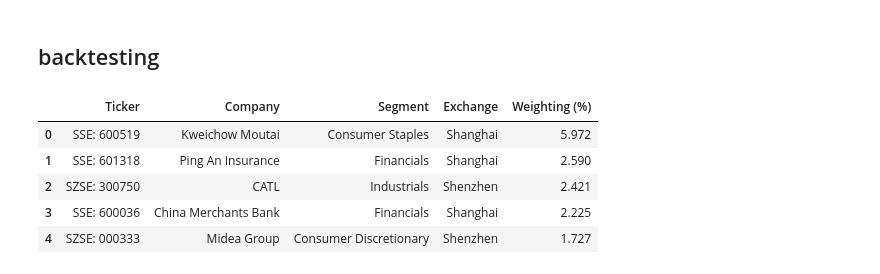
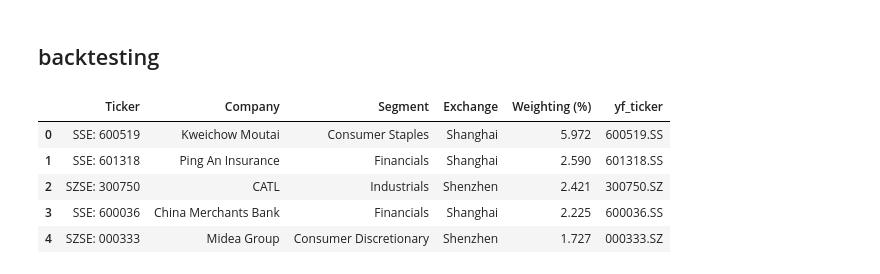
Before and after one commit to ChuhanShi/quantchaser, a Jupyter notebook: quantchaser.ipynb, the cells around one changed output. Saved outputs shown, nothing was run; the diff lists cells and outputs as text; code cells hidden in the pictures.

```diff
--- a/quantchaser.ipynb
+++ b/quantchaser.ipynb
@@ -83,14 +94,16 @@ import matplotlib.pyplot as plt
 import yfinance as yf
 # %%
 CSI300 = pd.read_csv('CSI300.csv')
+CSI300.dropna(inplace=True)
+CSI300.drop(columns=['Unnamed: 0'], inplace=True)
 CSI300.head()
 # %% [output]
-|  | Ticker | Company | Segment | Exchange | Weighting (%) |
-| 0 | SSE: 600519 | Kweichow Moutai | Consumer Staples | Shanghai | 5.972 |
-| 1 | SSE: 601318 | Ping An Insurance | Financials | Shanghai | 2.590 |
-| 2 | SZSE: 300750 | CATL | Industrials | Shenzhen | 2.421 |
-| 3 | SSE: 600036 | China Merchants Bank | Financials | Shanghai | 2.225 |
-| 4 | SZSE: 000333 | Midea Group | Consumer Discretionary | Shenzhen | 1.727 |
+|  | Ticker | Company | Segment | Exchange | Weighting (%) | yf_ticker |
+| 0 | SSE: 600519 | Kweichow Moutai | Consumer Staples | Shanghai | 5.972 | 600519.SS |
+| 1 | SSE: 601318 | Ping An Insurance | Financials | Shanghai | 2.590 | 601318.SS |
+| 2 | SZSE: 300750 | CATL | Industrials | Shenzhen | 2.421 | 300750.SZ |
+| 3 | SSE: 600036 | China Merchants Bank | Financials | Shanghai | 2.225 | 600036.SS |
+| 4 | SZSE: 000333 | Midea Group | Consumer Discretionary | Shenzhen | 1.727 | 000333.SZ |
 # %%
 def yf_ticker(ticker):
     return ticker[-6:] + "." +ticker[:2]
```
Also changed, not shown: parts of 18 cells of this notebook, 4 other files.
